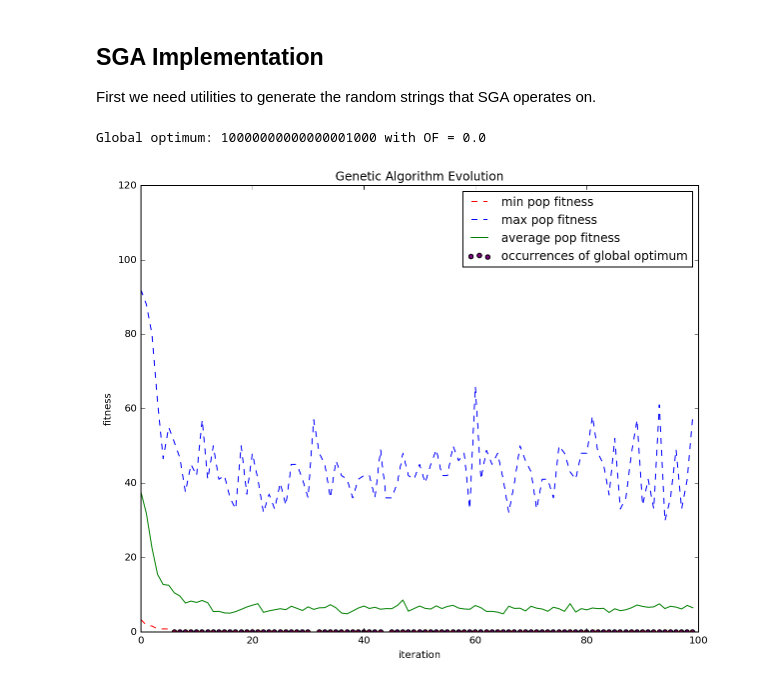
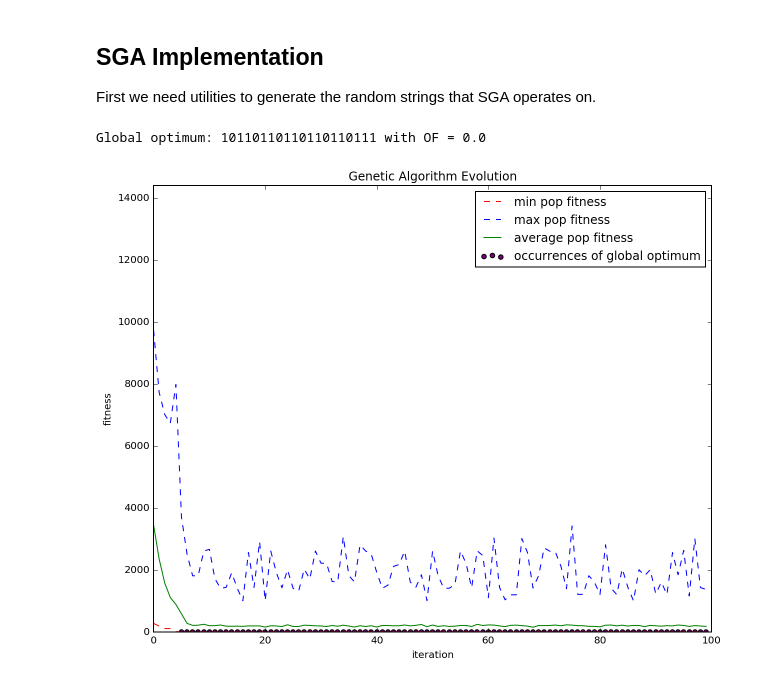
Before and after one commit to glifchits/simple-genetic-algorithm, a Jupyter notebook: SGA.ipynb, the cells around one changed output. Saved outputs shown, nothing was run; the diff lists cells and outputs as text; code cells hidden in the pictures.

Commit message:
implementation and optimization of Rosenbrock

```diff
--- a/SGA.ipynb
+++ b/SGA.ipynb
@@ -49,7 +49,13 @@ def dejong_OF(coding):
 
 
 def rosenbrock_OF(coding):
-    pass
+    n = 3
+    bits_list = [coding[i:i+n] for i in range(0, len(coding), n)]
+    signs_nums = [(-1 if bits[0] == '0' else 1, int(bits[1:], 2)) for bits in bits_list]
+    x = [sign * (num % 2.048) for sign, num in signs_nums]
+    irange = range(len(x)-1)
+    terms = (100 * (x[i+1] - x[i]**2)**2 + (1-x[i])**2 for i in irange)
+    return sum(terms)
 
 
 def himmelblau_OF(coding):
@@ -180,7 +186,7 @@ def mutate_population(population, prob):
     return [mutation(m, prob) for m in population]
 # %%
 # Define fitness function and probabilistic parameters
-fitness = dejong_OF
+fitness = rosenbrock_OF
 min_or_max = MIN
 crossover_probability = 0.3
 mutation_probability = 0.05
@@ -205,32 +211,32 @@ fitnesses = [[fitness(m) for m in population] for population in populations]
 mins = [min(f) for f in fitnesses]
 maxs = [max(f) for f in fitnesses]
 avgs = [sum(f)/len(f) for f in fitnesses]
 
 # Find the "global optimum" of all the chromosomes we looked at.
 # A better term for this chromosome is "best individual".
 all_chromosomes = (c for pop in populations for c in pop)
 optimizer = min if min_or_max == MIN else max
 global_optimum = optimizer(all_chromosomes, key=fitness)
 
 optima = [(it, fitness(global_optimum)) for it, pop in enumerate(populations) if global_optimum in pop]
 x_optima = [x[0] for x in optima]
 y_optima = [x[1] for x in optima]
 line_mins, line_maxs, line_avgs = plt.plot(x_axis, mins, 'r--', maxs, 'b--', avgs, 'g-')
 scatter_ceil = plt.scatter(x_optima, y_optima, c='purple')
 ymin, ymax = plt.ylim()
 plt.ylim(0, round(ymax*1.20))
 #xmin, xmax = plt.xlim()
 plt.xlim(0, NUM_ERAS)
 plt.legend(
     (line_mins, line_maxs, line_avgs, scatter_ceil),
     ("min pop fitness", "max pop fitness", "average pop fitness", "occurrences of global optimum"),
     loc="upper right"
 )
 plt.title("Genetic Algorithm Evolution")
 plt.xlabel('iteration')
 plt.ylabel('fitness')
 
 print("Global optimum: {} with OF = {}".format(global_optimum, fitness(global_optimum)))
 # %% [output]
-Global optimum: 10000000000000001000 with OF = 0.0
+Global optimum: 10110110110110110111 with OF = 0.0
-[figure, old version]
+[figure, new version]
```
